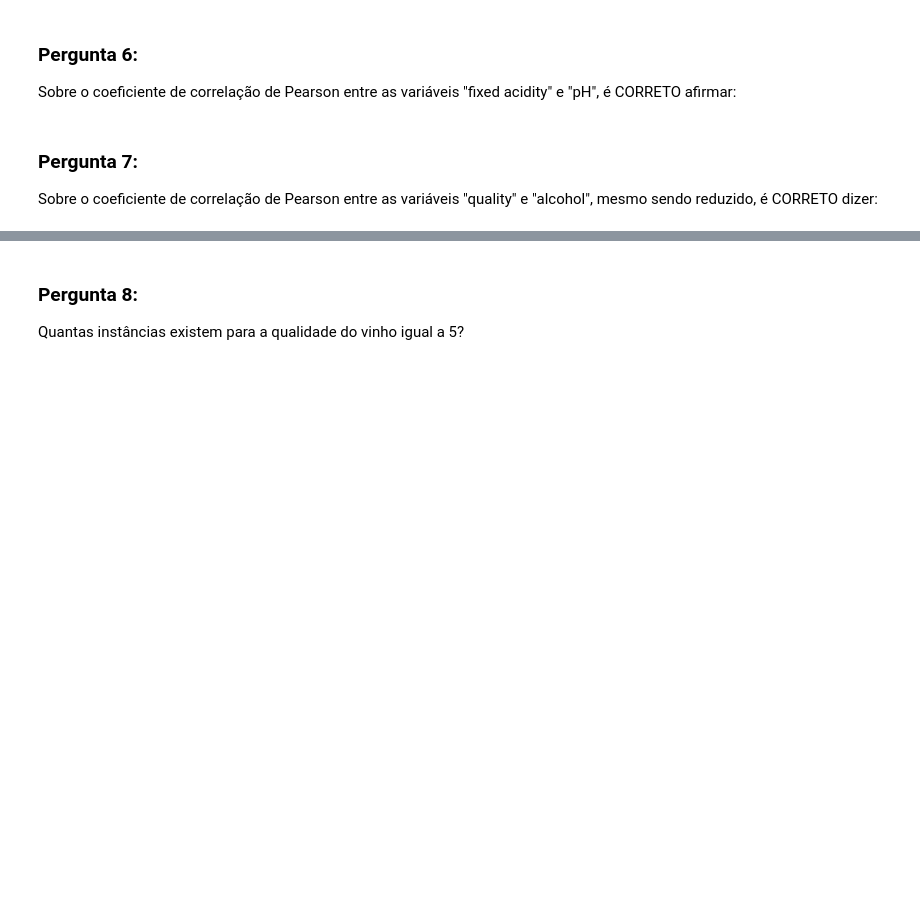
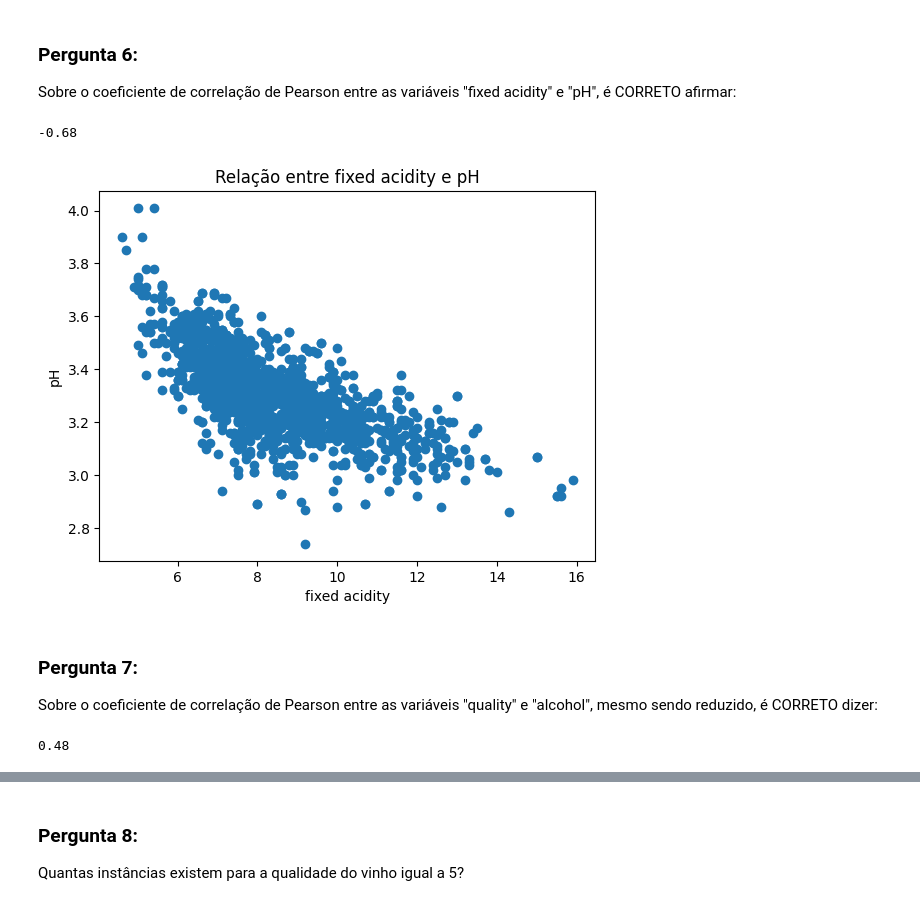
Before and after one commit to patriciaament/challenges-pos-ml-engineering, a Jupyter notebook: Module1_Fundamentals_ML/Final_Challenge.ipynb, the cells around one changed output, grey strips where cells are left out. Saved outputs shown, nothing was run; the diff lists cells and outputs as text; code cells hidden in the pictures; blank space fills up the shorter version.

```diff
--- a/Module1_Fundamentals_ML/Final_Challenge.ipynb
+++ b/Module1_Fundamentals_ML/Final_Challenge.ipynb
@@ -103,6 +112,24 @@ print(round(median_rs,1))
 # %% [markdown]
 ### Pergunta 6:
 Sobre o coeficiente de correlação de Pearson entre as variáveis "fixed acidity" e "pH", é CORRETO afirmar:
+# %%
+corr_pd = df_wines_original["fixed acidity"].corr(df_wines_original["pH"])
+print(round(corr_pd,2))
+# %% [output]
+-0.68
+# %%
+plt.scatter(df_wines_original['fixed acidity'], df_wines_original['pH'])
+plt.xlabel('fixed acidity')
+plt.ylabel('pH')
+plt.title('Relação entre fixed acidity e pH')
+plt.show()
+# %% [output]
+[figure, added]
 # %% [markdown]
 ### Pergunta 7:
 Sobre o coeficiente de correlação de Pearson entre as variáveis "quality" e "alcohol", mesmo sendo reduzido, é CORRETO dizer:
+# %%
+corr_pd_alcohol = df_wines_original["quality"].corr(df_wines_original["alcohol"])
+print(round(corr_pd_alcohol,2))
+# %% [output]
+0.48
```
Also changed, not shown: parts of 10 cells of this notebook.
